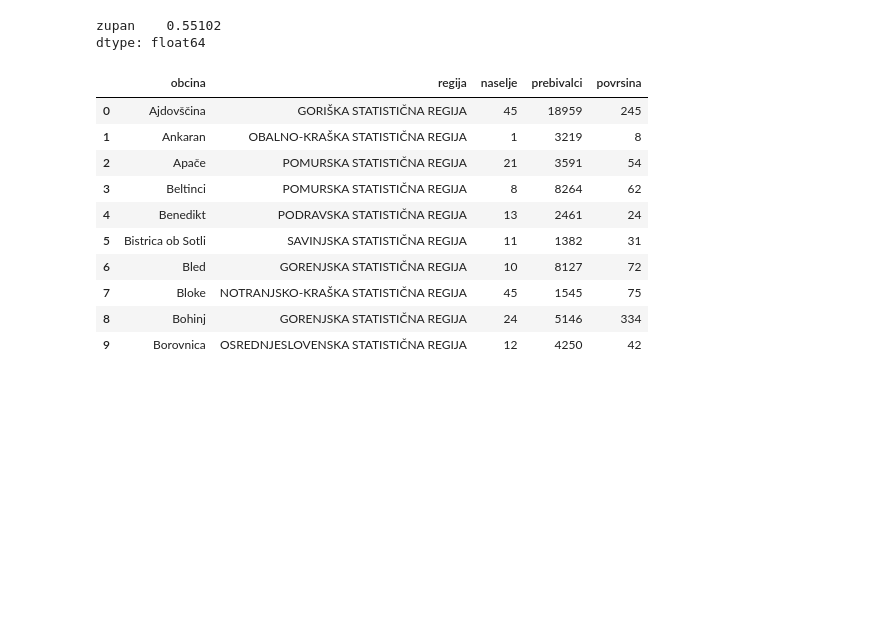
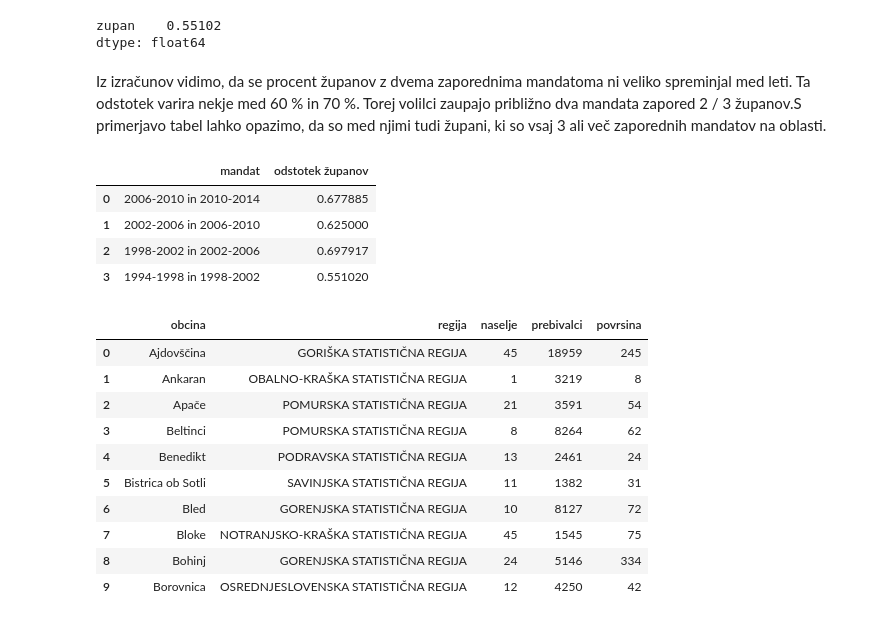
Before and after one commit to gregorkodric/obcine, a Jupyter notebook: Obcine.ipynb, the cells around one changed output. Drawn from its saved outputs; the diff is of its cells as text; code cells hidden in the pictures; blank space fills up the shorter version.

```diff
--- a/Obcine.ipynb
+++ b/Obcine.ipynb
@@ -191,3 +195,5 @@ odstotek_zupanov_4
 # %% [output]
 zupan    0.55102
 dtype: float64
+# %% [markdown]
+Iz izračunov vidimo, da se procent županov z dvema zaporednima mandatoma ni veliko spreminjal med leti. Ta odstotek varira nekje med 60 % in 70 %. Torej volilci zaupajo približno dva mandata zapored 2 / 3 županov.S primerjavo tabel lahko opazimo, da so med njimi tudi župani, ki so vsaj 3 ali več zaporednih mandatov na oblasti.
@@ -194,3 +207,11 @@ dtype: float64
+# %%
+tf
+# %% [output]
+|  | mandat | odstotek županov |
+| 0 | 2006-2010 in 2010-2014 | 0.677885 |
+| 1 | 2002-2006 in 2006-2010 | 0.625000 |
+| 2 | 1998-2002 in 2002-2006 | 0.697917 |
+| 3 | 1994-1998 in 1998-2002 | 0.551020 |
 # %%
 podatki_naselja.head(10)
 # %% [output]
```
Also changed, not shown: parts of 13 cells of this notebook.
